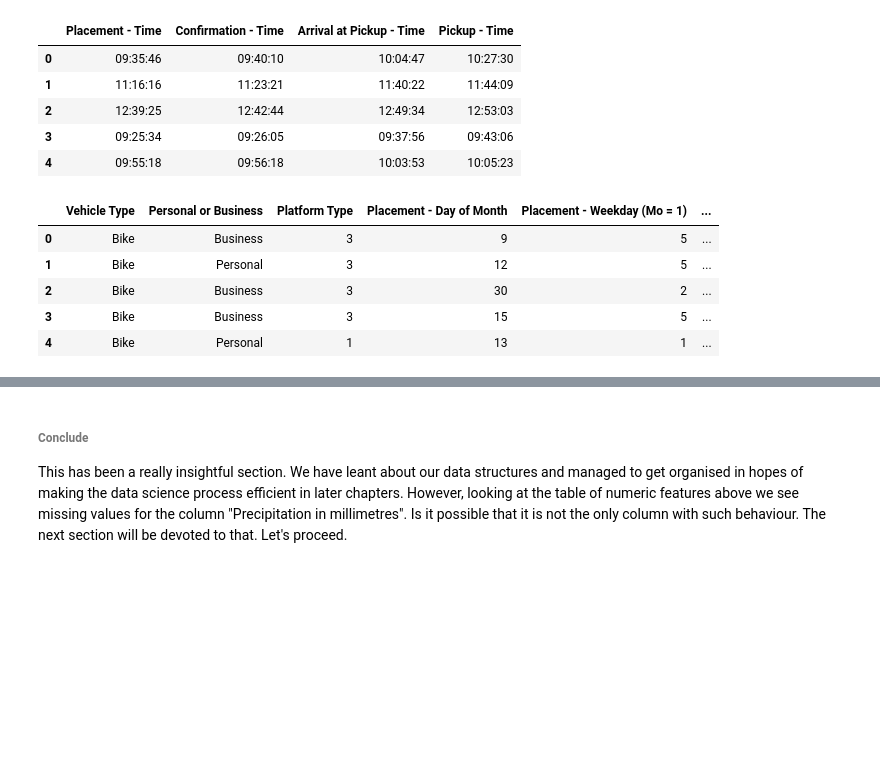
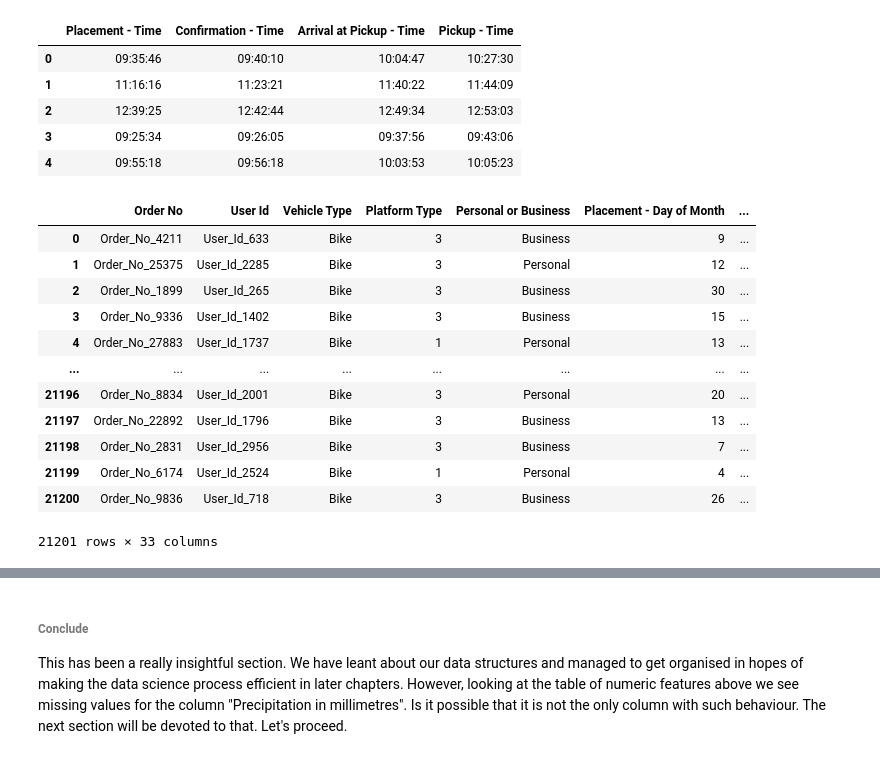
Before and after one commit to Explore-AI/regression-predict-api-template, a Jupyter notebook: predict deliverable/predict_titus.ipynb, the cells around one changed output, grey strips where cells are left out. Saved outputs shown, nothing was run; the diff lists cells and outputs as text; code cells hidden in the pictures; blank space fills up the shorter version.

```diff
--- a/predict deliverable/predict_titus.ipynb
+++ b/predict deliverable/predict_titus.ipynb
@@ -255,15 +255,35 @@ mask = unique_values < 40
 more_factors = unique_values[mask].index.to_list()
 numeric_vars = list(set(numeric_vars) - set(more_factors))
 factor_vars = factor_vars + more_factors
+factor_vars = ['Vehicle Type',
+    'Placement - Weekday (Mo = 1)', 'Arrival at Pickup - Weekday (Mo = 1)', 'Confirmation - Weekday (Mo = 1)', 'Pickup - Weekday (Mo = 1)',
+    'Placement - Day of Month', 'Arrival at Pickup - Day of Month', 'Confirmation - Day of Month', 'Pickup - Day of Month',
+    'Platform Type', 'Personal or Business'
+]
-# %%
-train_data.loc[:, factor_vars].head()
-# %% [output]
-|  | Vehicle Type | Personal or Business | Platform Type | Placement - Day of Month | Placement - Weekday (Mo = 1) | ... |
-| 0 | Bike | Business | 3 | 9 | 5 | ... |
-| 1 | Bike | Personal | 3 | 12 | 5 | ... |
-| 2 | Bike | Business | 3 | 30 | 2 | ... |
-| 3 | Bike | Business | 3 | 15 | 5 | ... |
-| 4 | Bike | Personal | 1 | 13 | 1 | ... |
+# %%
+# user function to encode factors
+def convertToCategory(df, column_names):
+
+    for column_name in column_names:
+        df['{}'.format(column_name)] = pd.Categorical(df[column_name])
+
+    return df
+# %%
+convertToCategory(train_data, factor_vars)
+# %% [output]
+|  | Order No | User Id | Vehicle Type | Platform Type | Personal or Business | Placement - Day of Month | ... |
+| 0 | Order_No_4211 | User_Id_633 | Bike | 3 | Business | 9 | ... |
+| 1 | Order_No_25375 | User_Id_2285 | Bike | 3 | Personal | 12 | ... |
+| 2 | Order_No_1899 | User_Id_265 | Bike | 3 | Business | 30 | ... |
+| 3 | Order_No_9336 | User_Id_1402 | Bike | 3 | Business | 15 | ... |
+| 4 | Order_No_27883 | User_Id_1737 | Bike | 1 | Personal | 13 | ... |
+| ... | ... | ... | ... | ... | ... | ... | ... |
+| 21196 | Order_No_8834 | User_Id_2001 | Bike | 3 | Personal | 20 | ... |
+| 21197 | Order_No_22892 | User_Id_1796 | Bike | 3 | Business | 13 | ... |
+| 21198 | Order_No_2831 | User_Id_2956 | Bike | 3 | Business | 7 | ... |
+| 21199 | Order_No_6174 | User_Id_2524 | Bike | 1 | Personal | 4 | ... |
+| 21200 | Order_No_9836 | User_Id_718 | Bike | 3 | Business | 26 | ... |
+21201 rows × 33 columns
 # %%
 train_data.loc[:, numeric_vars].head()
 # %% [output]
```
Also changed, not shown: parts of 15 cells of this notebook.
